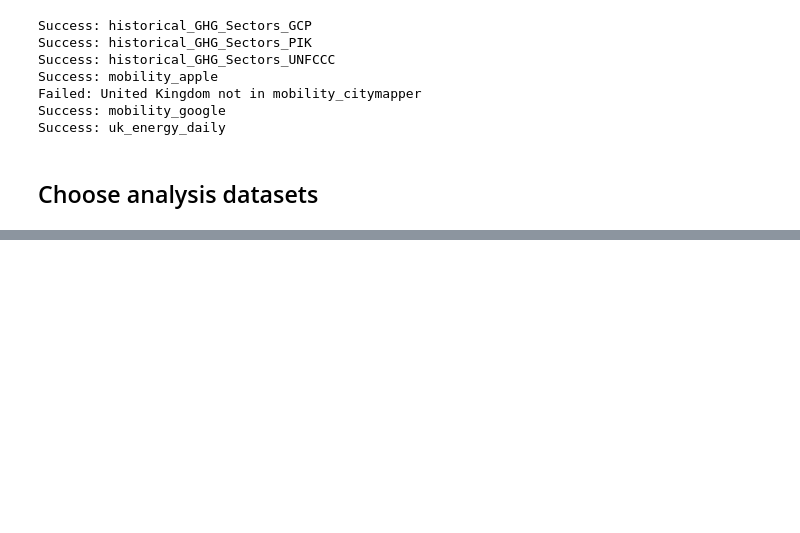
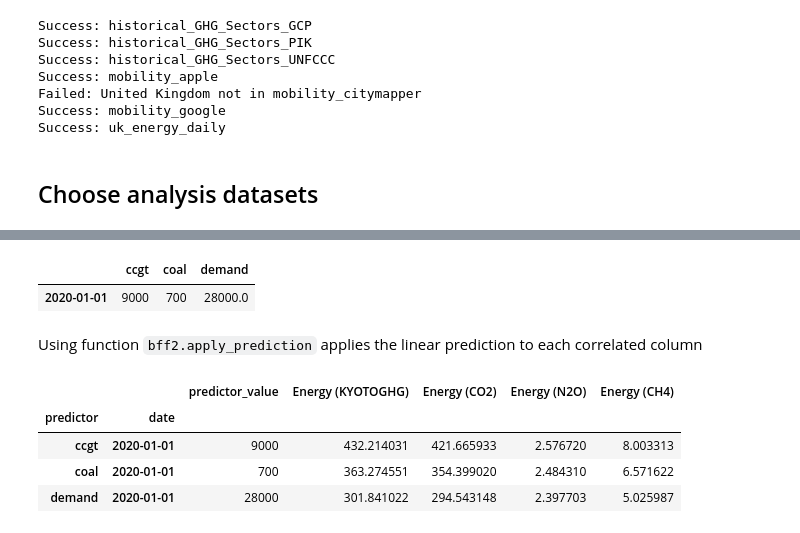
Before and after one commit to BristolFluFighters/BristolFluFighters_NERCHackathonTwo_Recovery, a Jupyter notebook: correlate.ipynb, the cells around one changed output, grey strips where cells are left out. Cells and saved outputs as stored; diff of their text form; code cells hidden in the pictures; blank space fills up the shorter version.

```diff
--- a/correlate.ipynb
+++ b/correlate.ipynb
@@ -87,0 +139,26 @@ for corr in correlate(
+# %%
+prediction_data_set = correlation_dict['historical_GHG_Sectors_PIK']
+# %%
+pred_x = pd.DataFrame( # Dummy values
+    {
+        'ccgt':[9000],
+        'coal':[700],
+        'demand':[28000.0],
+    },
+    index=pd.to_datetime(["2020"])
+)
+pred_x
+# %% [output]
+|  | ccgt | coal | demand |
+| 2020-01-01 | 9000 | 700 | 28000.0 |
+# %% [markdown]
+Using function `bff2.apply_prediction` applies the linear prediction to each correlated column
+# %%
+pred = bff2.apply_prediction(prediction_data_set['fit'], pred_x)
+pred
+# %% [output]
+|  |  | predictor_value | Energy (KYOTOGHG) | Energy (CO2) | Energy (N2O) | Energy (CH4) |
+| predictor | date |  |  |  |  |  |
+| ccgt | 2020-01-01 | 9000 | 432.214031 | 421.665933 | 2.576720 | 8.003313 |
+| coal | 2020-01-01 | 700 | 363.274551 | 354.399020 | 2.484310 | 6.571622 |
+| demand | 2020-01-01 | 28000 | 301.841022 | 294.543148 | 2.397703 | 5.025987 |
```
Also changed, not shown: parts of 22 cells of this notebook, 3 other files.
